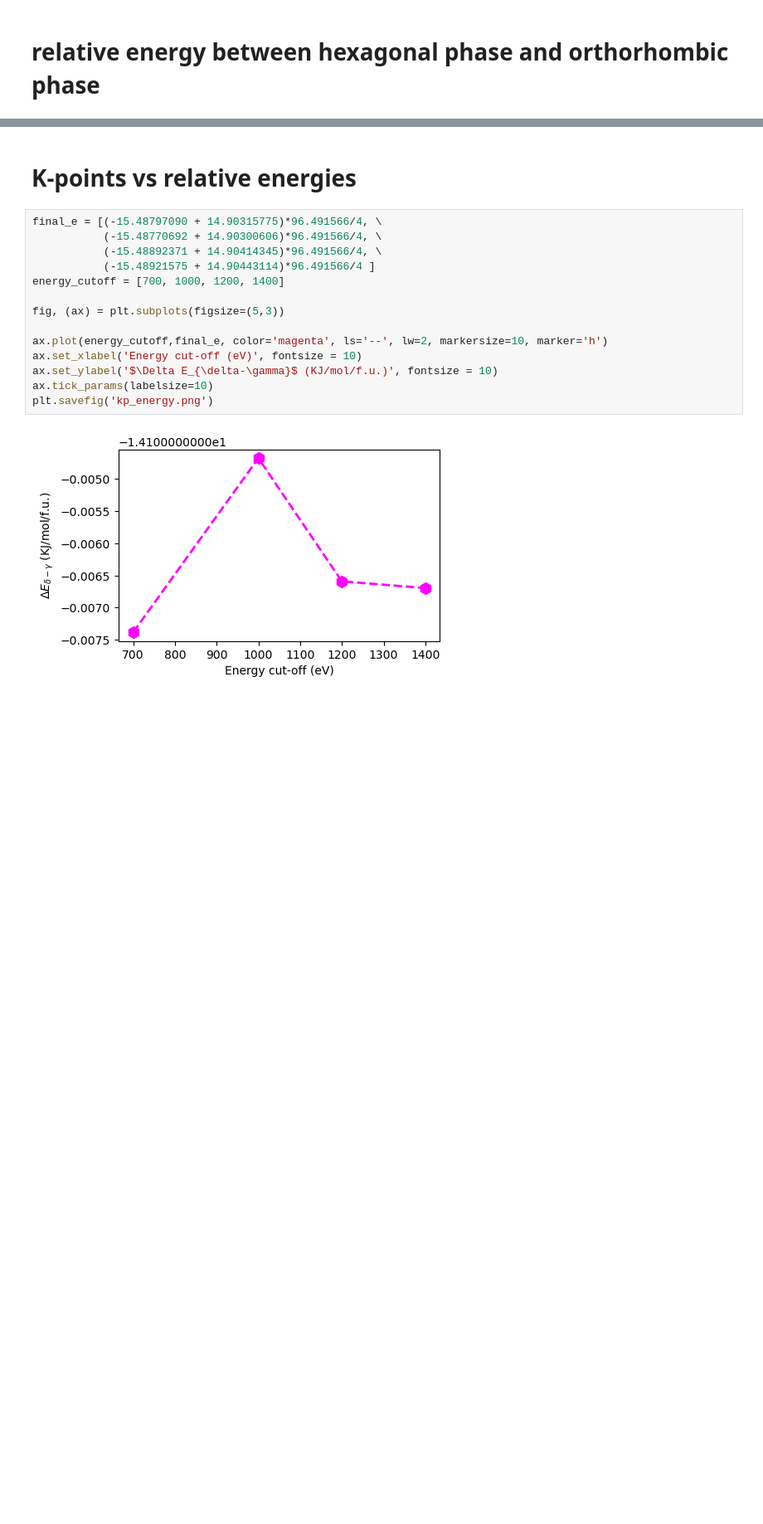
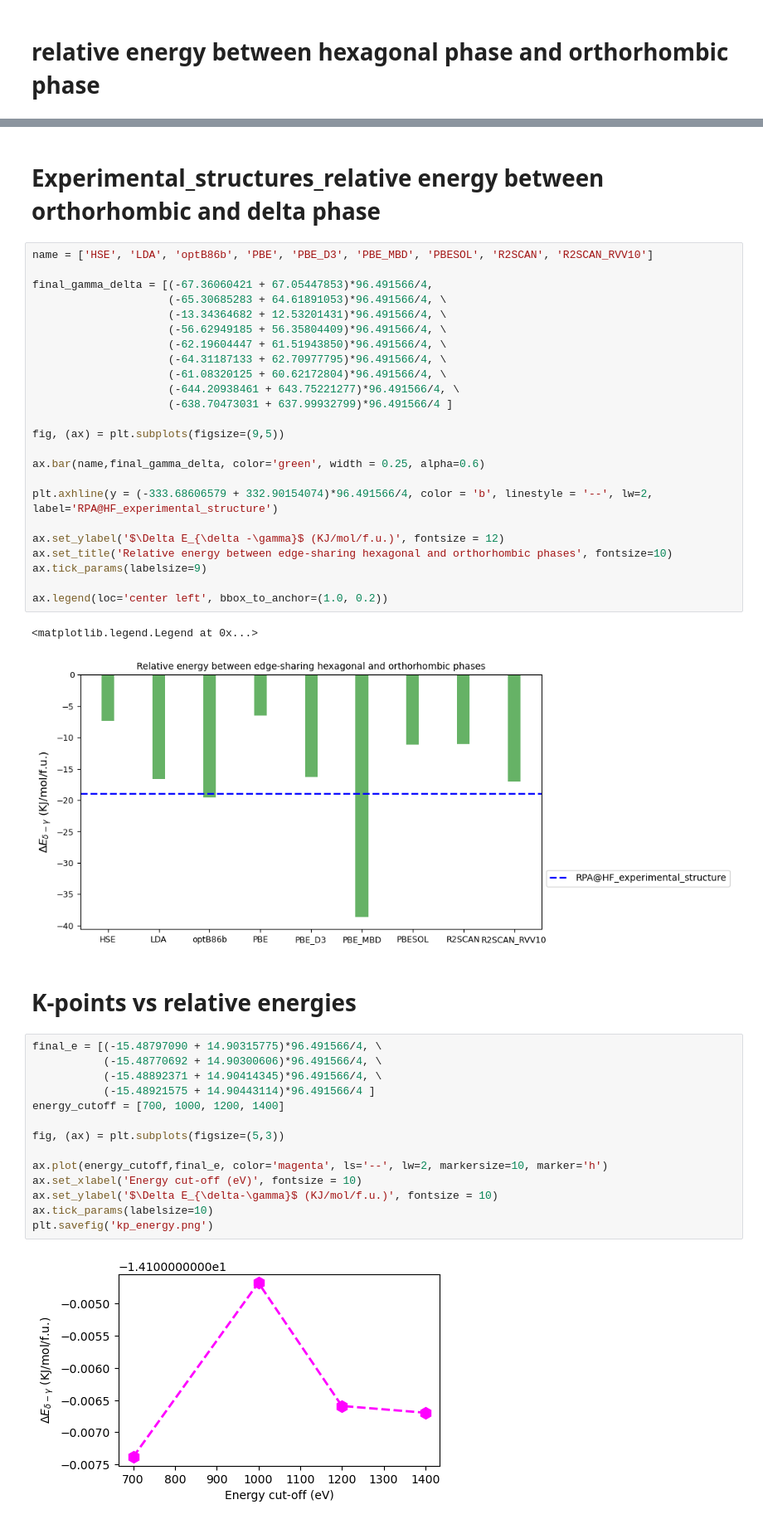
Before and after one commit to paramvir3/Crystal-Structures-Halide-perovskite, a Jupyter notebook: CsPbI3/structure.ipynb, the cells around one changed output, grey strips where cells are left out. Shown at 83% size. Drawn from its saved outputs; the diff is of its cells as text; blank space fills up the shorter version.

Commit message:
csPbi3_experimental_values_added

```diff
--- a/CsPbI3/structure.ipynb
+++ b/CsPbI3/structure.ipynb
@@ -978,3 +979,32 @@ ax.tick_params(labelsize=9)
+# %% [markdown]
+# Experimental_structures_relative energy between orthorhombic and delta phase
+# %%
+name = ['HSE', 'LDA', 'optB86b', 'PBE', 'PBE_D3', 'PBE_MBD', 'PBESOL', 'R2SCAN', 'R2SCAN_RVV10']
+
+final_gamma_delta = [(-67.36060421 + 67.05447853)*96.491566/4,
+                     (-65.30685283 + 64.61891053)*96.491566/4, \
+                     (-13.34364682 + 12.53201431)*96.491566/4, \
+                     (-56.62949185 + 56.35804409)*96.491566/4, \
+                     (-62.19604447 + 61.51943850)*96.491566/4, \
+                     (-64.31187133 + 62.70977795)*96.491566/4, \
+                     (-61.08320125 + 60.62172804)*96.491566/4, \
+                     (-644.20938461 + 643.75221277)*96.491566/4, \
+                     (-638.70473031 + 637.99932799)*96.491566/4 ]
+
+fig, (ax) = plt.subplots(figsize=(9,5))
+
+ax.bar(name,final_gamma_delta, color='green', width = 0.25, alpha=0.6)
+
+plt.axhline(y = (-333.68606579 + 332.90154074)*96.491566/4, color = 'b', linestyle = '--', lw=2, label='RPA@HF_experimental_structure')
+
+ax.set_ylabel('$\Delta E_{\delta -\gamma}$ (KJ/mol/f.u.)', fontsize = 12)
+ax.set_title('Relative energy between edge-sharing hexagonal and orthorhombic phases', fontsize=10)
+ax.tick_params(labelsize=9)
+
+ax.legend(loc='center left', bbox_to_anchor=(1.0, 0.2))
+# %% [output]
+<matplotlib.legend.Legend at 0x...>
+[figure, added]
 # %% [markdown]
 # K-points vs relative energies
 # %%
```
Also changed, not shown: parts of 2 cells of this notebook, 14 other files.
